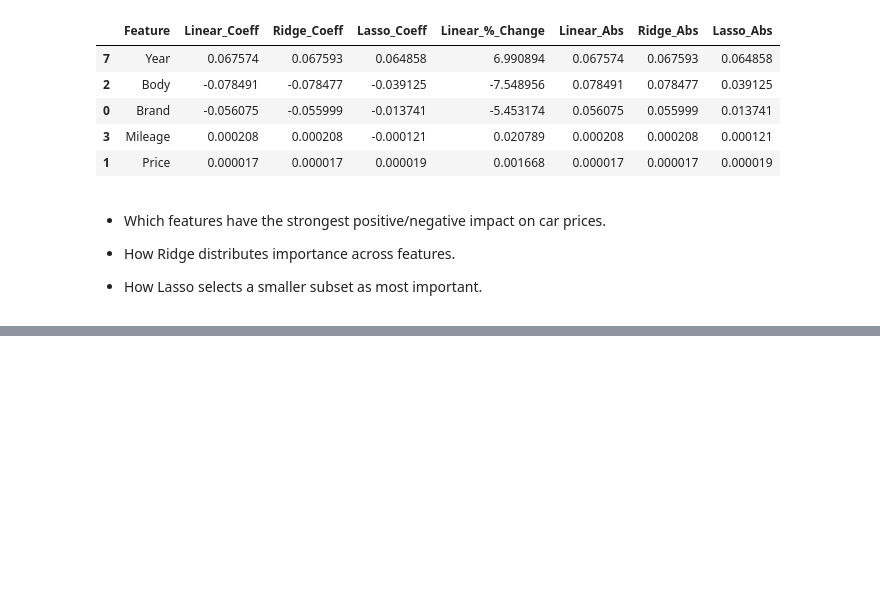
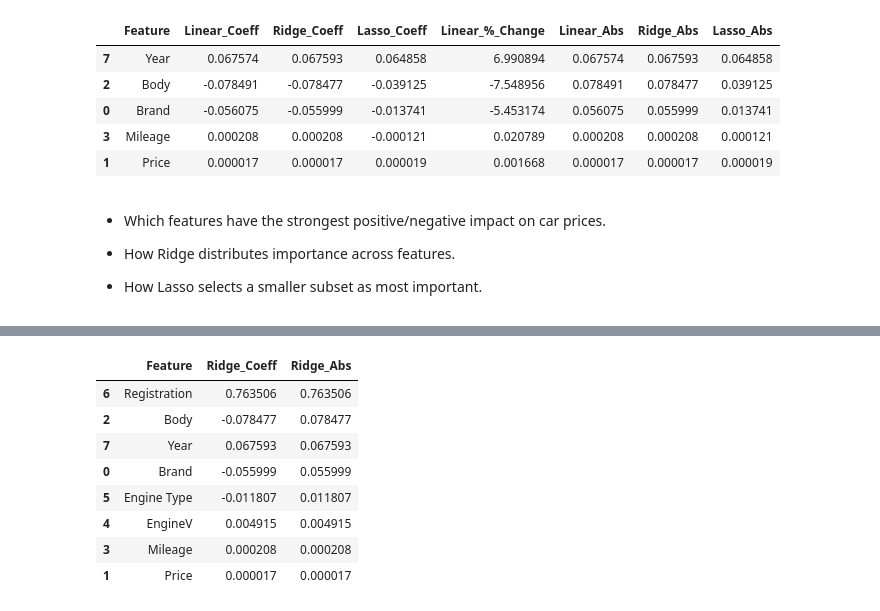
Before and after one commit to suyogy1-bot/Machine_Learning, a Jupyter notebook: Car_Price_Prediction/Linear_Ridge_&_Lasso_Regression_(1).ipynb, the cells around one changed output, grey strips where cells are left out. Saved outputs shown, nothing was run; the diff lists cells and outputs as text; code cells hidden in the pictures; blank space fills up the shorter version.

```diff
--- a/Car_Price_Prediction/Linear_Ridge_&_Lasso_Regression_(1).ipynb
+++ b/Car_Price_Prediction/Linear_Ridge_&_Lasso_Regression_(1).ipynb
@@ -674,0 +813,17 @@ coef_df[coef_df['Lasso_Coeff'] != 0].sort_values('Lasso_Abs', ascending=False)
+# %%
+coef_df[
+    ["Feature", "Ridge_Coeff", "Ridge_Abs"]
+].sort_values(
+    "Ridge_Abs",
+    ascending=False
+)
+# %% [output]
+|  | Feature | Ridge_Coeff | Ridge_Abs |
+| 6 | Registration | 0.763506 | 0.763506 |
+| 2 | Body | -0.078477 | 0.078477 |
+| 7 | Year | 0.067593 | 0.067593 |
+| 0 | Brand | -0.055999 | 0.055999 |
+| 5 | Engine Type | -0.011807 | 0.011807 |
+| 4 | EngineV | 0.004915 | 0.004915 |
+| 3 | Mileage | 0.000208 | 0.000208 |
+| 1 | Price | 0.000017 | 0.000017 |
```
Also changed, not shown: parts of 23 cells of this notebook.
